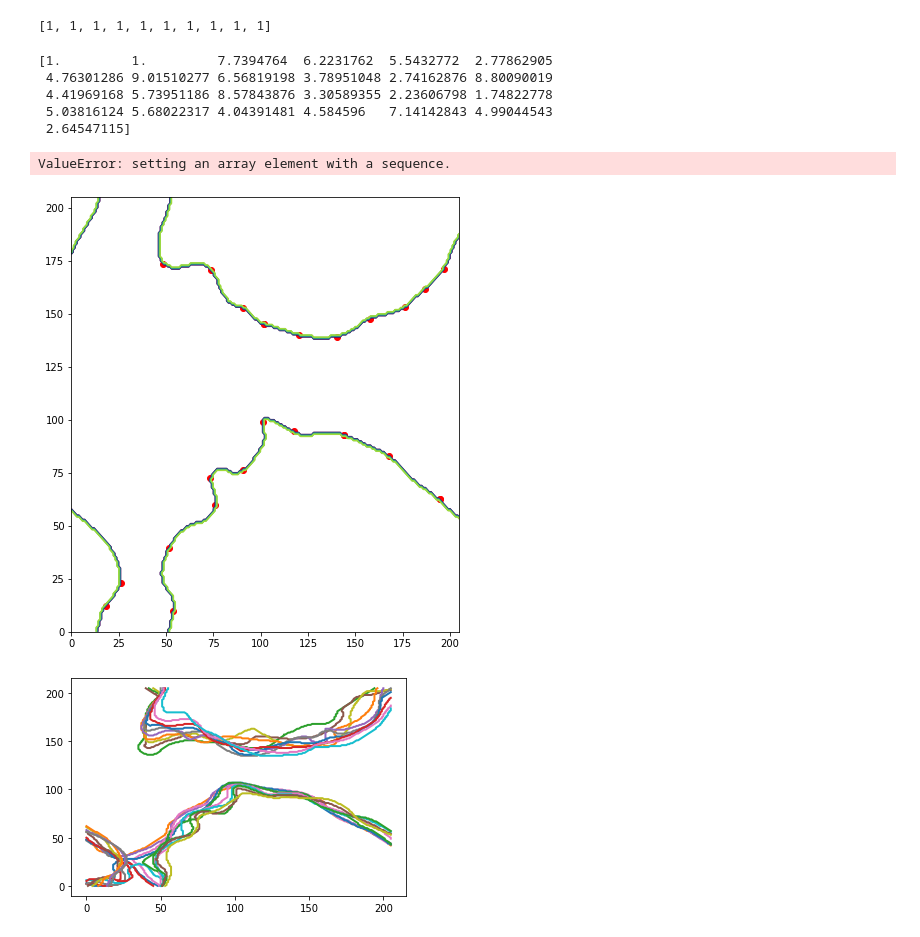
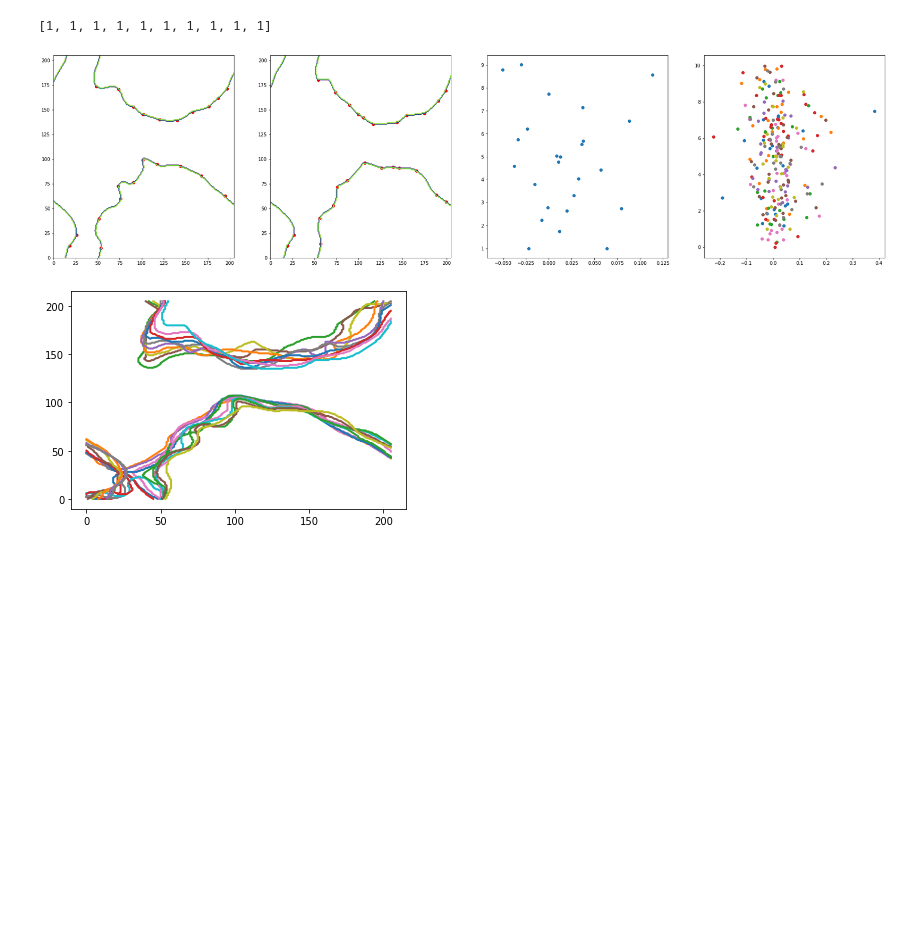
Before and after one commit to tbeucler/2019_WMI, a Jupyter notebook: dev/davidle/Curvature.ipynb, the cells around one changed output. Saved outputs shown, nothing was run; the diff lists cells and outputs as text; code cells hidden in the pictures; blank space fills up the shorter version.

```diff
--- a/dev/davidle/Curvature.ipynb
+++ b/dev/davidle/Curvature.ipynb
@@ -147,41 +20,35 @@ def distance_of_contour_extremas(FMSE, FMSE_told, dx = 1):
 #Mask of all moist regions
 bFMSE = np.where(d2D.FMSE > np.median(d2D.FMSE, axis=(1,2))[:, np.newaxis, np.newaxis], 1, 0)
 # %%
-curvature, x, y, x_old, y_old, distance,  = distance_of_contour_extremas(bFMSE[-1,:,:], bFMSE[-2,:,:])
-print(distance)
+curvature, x, y, x_old, y_old, distance,  = distance_contour_extremas(bFMSE[-1,:,:], bFMSE[-2,:,:])
+
 
 fig = plt.figure(figsize=(32,8))
 
 plt.subplot(1, 4, 1)
 plt.contour(bFMSE[-2,:,:])
 plt.scatter(x_old,y_old, c = 'r')
 
-for en, extrem in enumerate(curvature):
-    circle = plt.Circle((x[en], y[en]), radius = 100 * curvature, facecolor='none', edgecolor='k')
-    ax.add_patch(circle)
+#for en, extrem in enumerate(curvature):
+#    circle = plt.Circle((x[en], y[en]), radius = 100 * curvature, facecolor='none', edgecolor='k')
+#    ax.add_patch(circle)
 
 plt.subplot(1, 4, 2)
 plt.contour(bFMSE[-1,:,:])
 plt.scatter(x, y, c = 'r')
 
 plt.subplot(1, 4, 3)
 plt.scatter( curvature, distance)
 
 
 plt.subplot(1, 4, 4)
 for t in range(1,len(bFMSE)):
-    curvature, x, y, x_old, y_old, distance,  = distance_of_contour_extremas(bFMSE[t,:,:], bFMSE[t-1,:,:])
+    curvature, x, y, x_old, y_old, distance,  = distance_contour_extremas(bFMSE[t,:,:], bFMSE[t-1,:,:])
 
     plt.subplot(1, 4, 4)
     plt.scatter(curvature, distance)
 # %% [output]
-[1.         1.         7.7394764  6.2231762  5.5432772  2.77862905
- 4.76301286 9.01510277 6.56819198 3.78951048 2.74162876 8.80090019
- 4.41969168 5.73951186 8.57843876 3.30589355 2.23606798 1.74822778
- 5.03816124 5.68022317 4.04391481 4.584596   7.14142843 4.99044543
- 2.64547115]
-ValueError: setting an array element with a sequence.
-[figure, old version]
+[figure, new version]
 # %%
 for t in range(len(bFMSE)):
 
```
Also changed, not shown: parts of 9 cells of this notebook.
